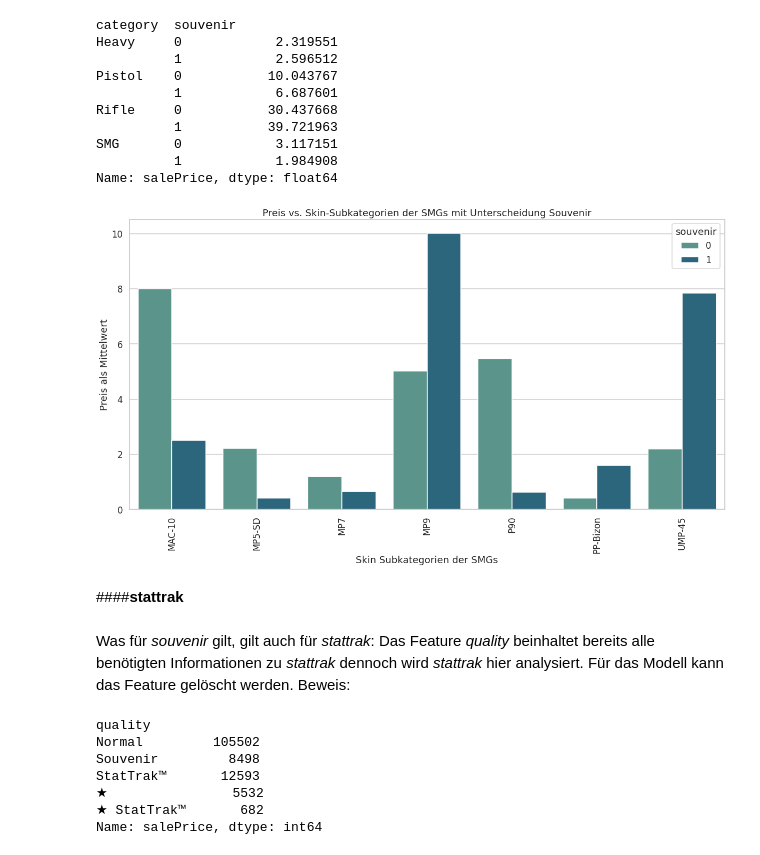
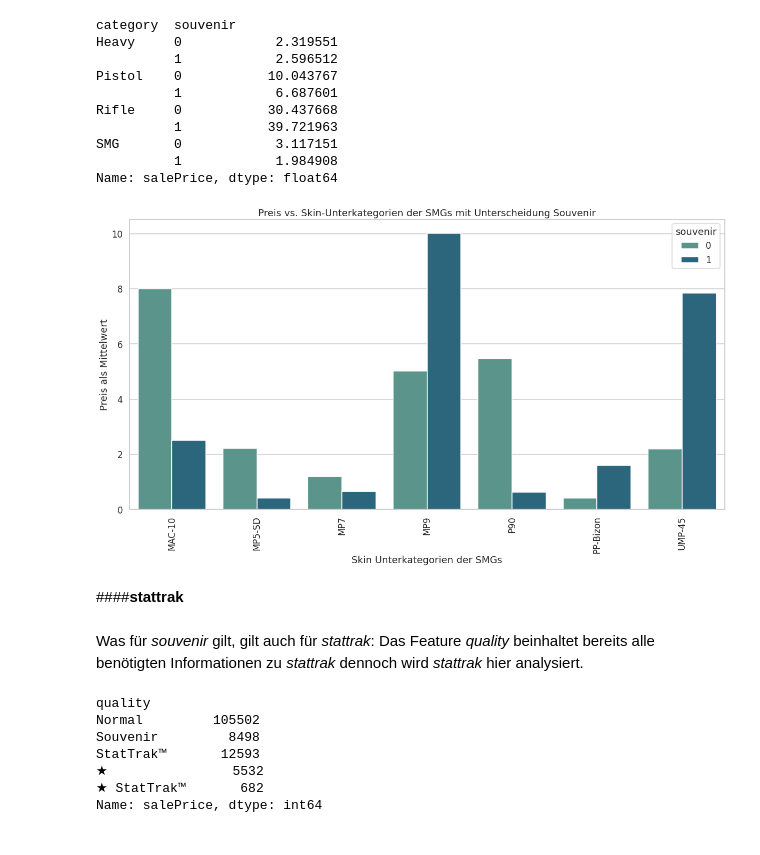
Before and after one commit to princessivy/Analyzing_CSGO_SkinPrices, a Jupyter notebook: CSGO_Analytics.ipynb, the cells around one changed output. Cells and saved outputs as stored; diff of their text form; code cells hidden in the pictures.

```diff
--- a/CSGO_Analytics.ipynb
+++ b/CSGO_Analytics.ipynb
@@ -1215,17 +1213,17 @@ temp = data_smgs.groupby(["subCategory", "souvenir"]).mean().reset_index()
 temp = temp[['subCategory', 'souvenir', 'salePrice']]
 # %%
 sns.barplot(data = temp, x='subCategory', y='salePrice', hue='souvenir', palette = 'crest'); #Blues_d
-plt.xlabel("Skin Subkategorien der SMGs")
+plt.xlabel("Skin Unterkategorien der SMGs")
 plt.ylabel("Preis als Mittelwert")
-plt.title("Preis vs. Skin-Subkategorien der SMGs mit Unterscheidung Souvenir")
+plt.title("Preis vs. Skin-Unterkategorien der SMGs mit Unterscheidung Souvenir")
 plt.tick_params(axis='x', rotation=90)
 # %% [output]
-[figure, old version]
+[figure, new version]
 # %% [markdown]
 ####**stattrak**
 # %% [markdown]
 Was für *souvenir* gilt, gilt auch für *stattrak*:
-Das Feature *quality* beinhaltet bereits alle benötigten Informationen zu *stattrak* dennoch wird *stattrak* hier analysiert.  Für das Modell kann das Feature gelöscht werden. Beweis:
+Das Feature *quality* beinhaltet bereits alle benötigten Informationen zu *stattrak* dennoch wird *stattrak* hier analysiert.
 # %%
 data.groupby(['quality'])['salePrice'].count()
 # %% [output]
```
Also changed, not shown: parts of 36 cells of this notebook.
